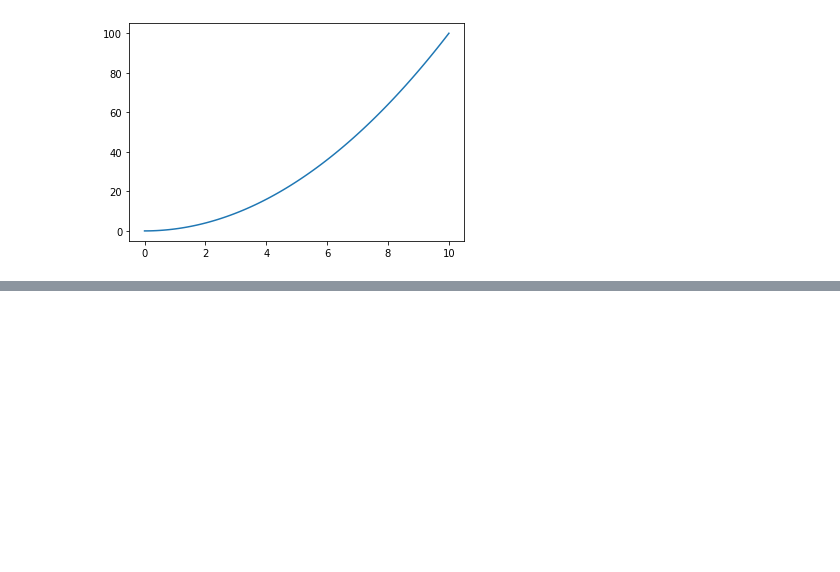
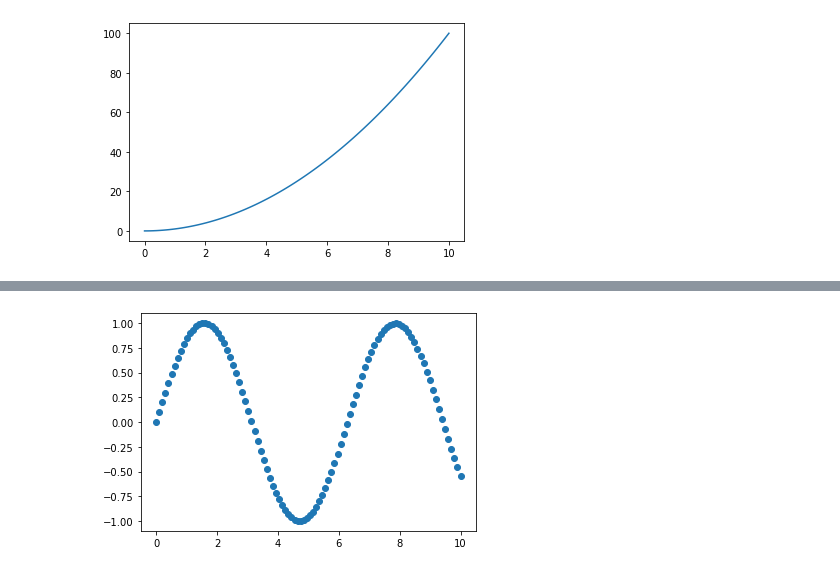
Before and after one commit to caxefaizan/S3_bucket_manipulation, a Jupyter notebook: intro to matplotlib.ipynb, the cells around one changed output, grey strips where cells are left out. Saved outputs shown, nothing was run; the diff lists cells and outputs as text; code cells hidden in the pictures; blank space fills up the shorter version.

```diff
--- a/intro to matplotlib.ipynb
+++ b/intro to matplotlib.ipynb
@@ -83,0 +91,6 @@ ax.plot(x,x**2);
+# %%
+#another scatter plot
+fig,ax = plt.subplots()
+ax.scatter(x,np.sin(x));
+# %% [output]
+[figure, added]
```
Also changed, not shown: parts of 34 cells of this notebook.
